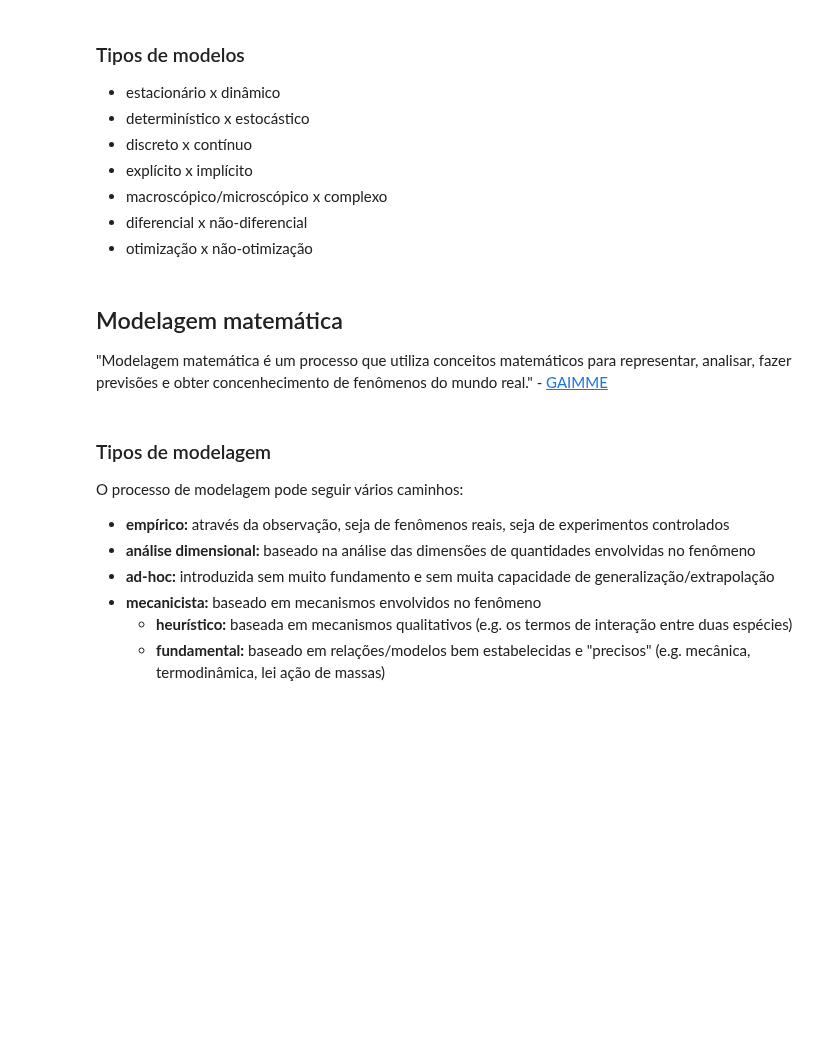
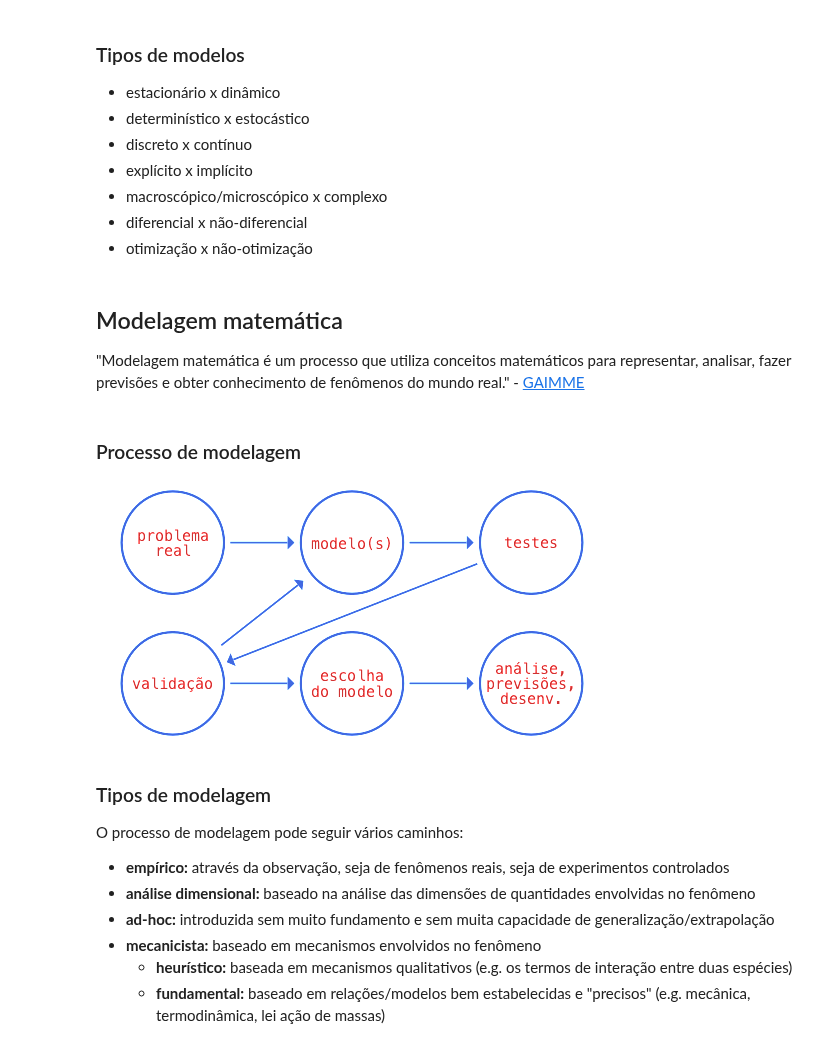
Before and after one commit to rmsrosa/modelagem_matematica, a Jupyter notebook: notas_de_aula/02.00-Principios_modelagem_matematica.ipynb, the cells around one changed output. Drawn from its saved outputs; the diff is of its cells as text; code cells hidden in the pictures; blank space fills up the shorter version.

Commit message:
adiciona diagramas

```diff
--- a/notas_de_aula/02.00-Principios_modelagem_matematica.ipynb
+++ b/notas_de_aula/02.00-Principios_modelagem_matematica.ipynb
@@ -76,7 +76,13 @@ $$
 # %% [markdown]
 ## Modelagem matemática
 
-"Modelagem matemática é um processo que utiliza conceitos matemáticos para representar, analisar, fazer previsões e obter concenhecimento de fenômenos do mundo real." - [GAIMME](https://m3challenge.siam.org/resources/teaching-modeling)
+"Modelagem matemática é um processo que utiliza conceitos matemáticos para representar, analisar, fazer previsões e obter conhecimento de fenômenos do mundo real." - [GAIMME](https://m3challenge.siam.org/resources/teaching-modeling)
+# %% [markdown]
+### Processo de modelagem
+# %%
+load(joinpath("img","mathmoddiag_512x256.png"))
+# %% [output]
+[figure, added]
 # %% [markdown]
 ### Tipos de modelagem
 
```
Also changed, not shown: parts of 7 cells of this notebook, 4 other files.
